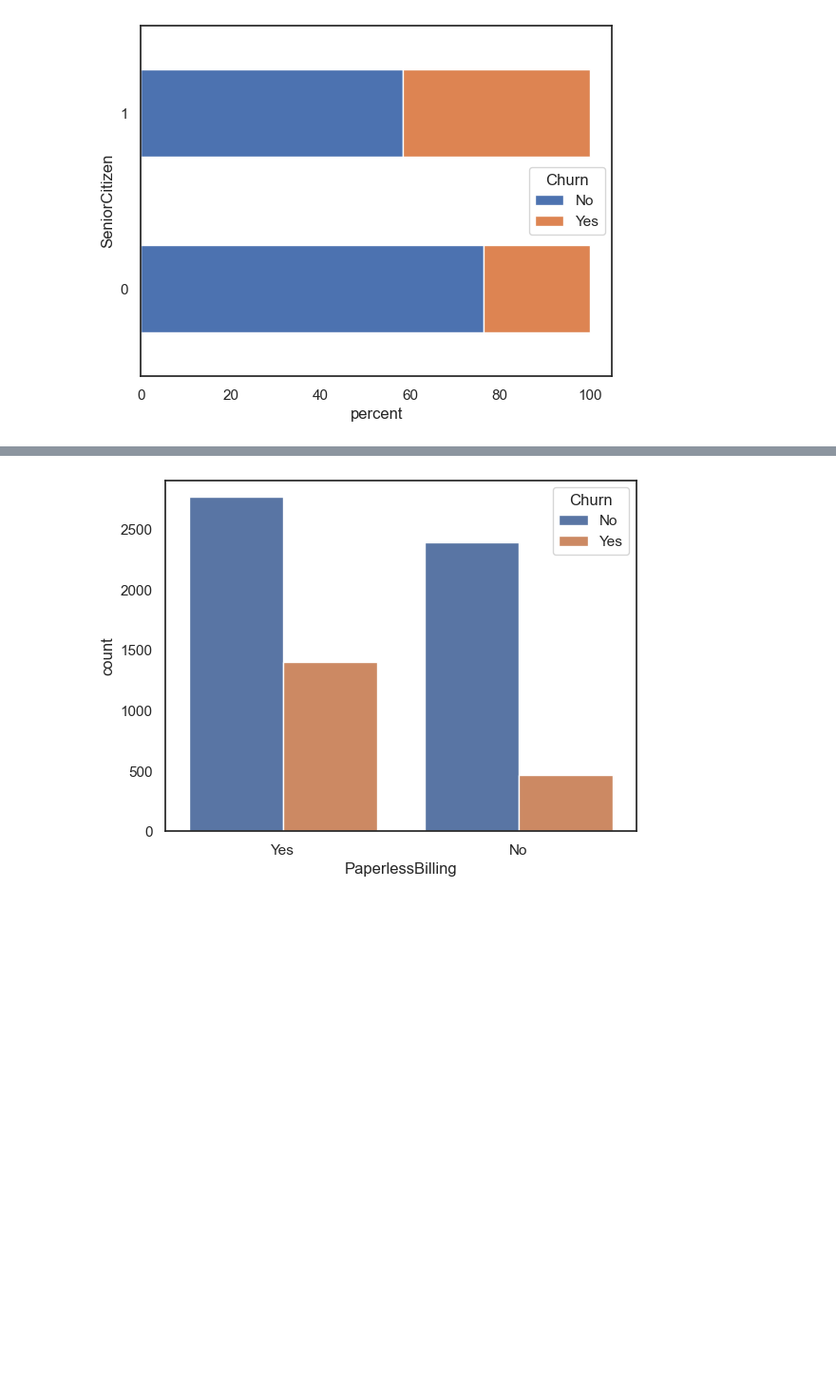
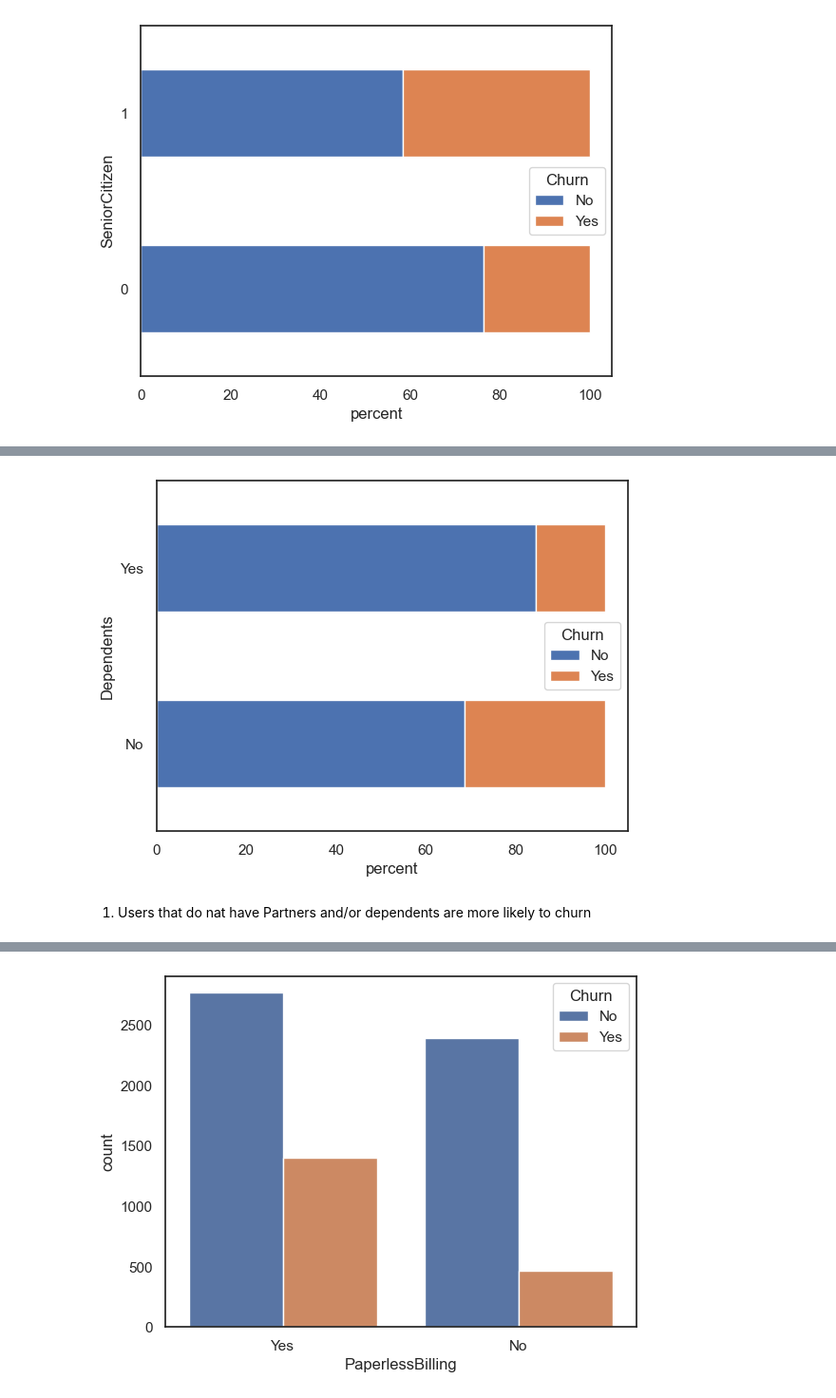
Before and after one commit to yash-jain7/Customer-Churn-Prediction, a Jupyter notebook: churn_prediction.ipynb, the cells around one changed output, grey strips where cells are left out. Shown at 95% size. Cells and saved outputs as stored; diff of their text form; code cells hidden in the pictures; blank space fills up the shorter version.

```diff
--- a/churn_prediction.ipynb
+++ b/churn_prediction.ipynb
@@ -99,0 +140,6 @@ stacked_graph(data, 'SeniorCitizen')
+# %%
+stacked_graph(data, 'Dependents')
+# %% [output]
+[figure, added]
+# %% [markdown]
+1. Users that do nat have Partners and/or dependents are more likely to churn
```
Also changed, not shown: parts of 30 cells of this notebook.
